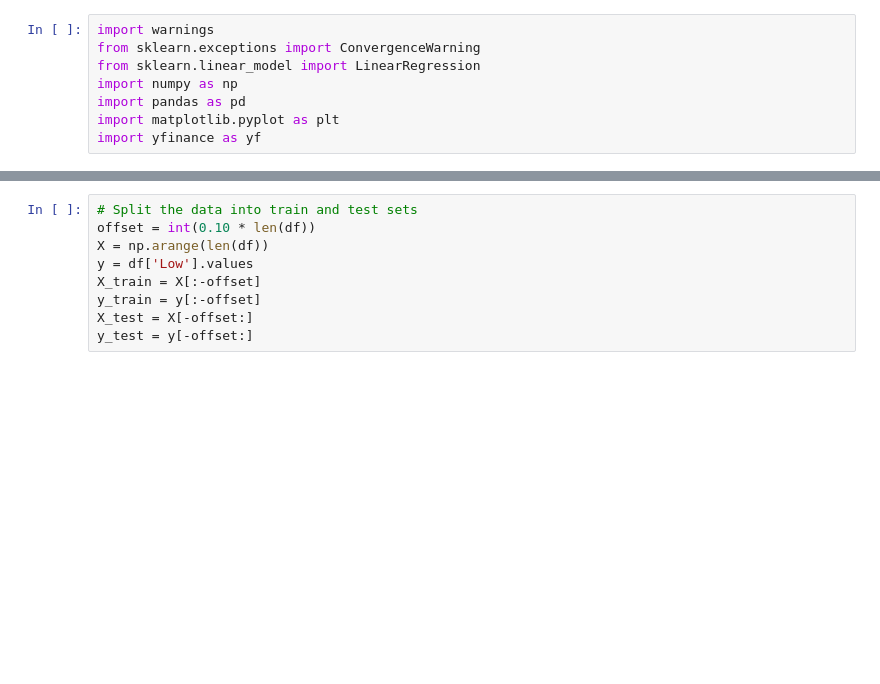
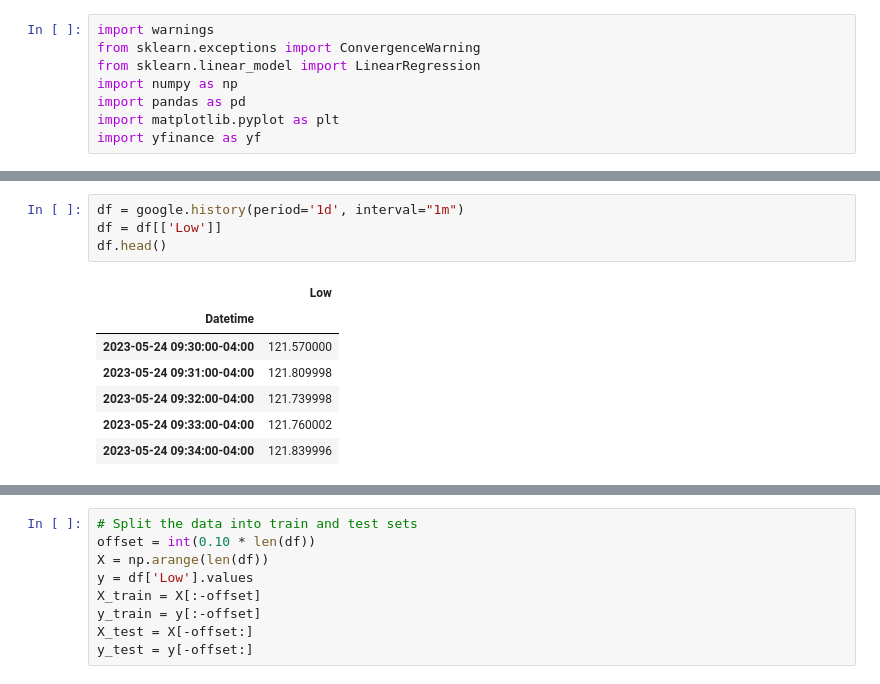
Before and after one commit to shejal-aute/Lp2, a Jupyter notebook: Assignment No-12 Trading system.ipynb, the cells around one changed output, grey strips where cells are left out. Saved outputs shown, nothing was run; the diff lists cells and outputs as text; blank space fills up the shorter version.

```diff
--- a/Assignment No-12 Trading system.ipynb
+++ b/Assignment No-12 Trading system.ipynb
@@ -19,3 +36,15 @@ df = df[['Low']]
+# %%
+df = google.history(period='1d', interval="1m")
+df = df[['Low']]
+df.head()
+# %% [output]
+|  | Low |
+| Datetime |  |
+| 2023-05-24 09:30:00-04:00 | 121.570000 |
+| 2023-05-24 09:31:00-04:00 | 121.809998 |
+| 2023-05-24 09:32:00-04:00 | 121.739998 |
+| 2023-05-24 09:33:00-04:00 | 121.760002 |
+| 2023-05-24 09:34:00-04:00 | 121.839996 |
 # %%
 df['date'] = pd.to_datetime(df.index).time
 df.set_index('date', inplace=True)
```
Also changed, not shown: parts of 7 cells of this notebook, 4 other files.
